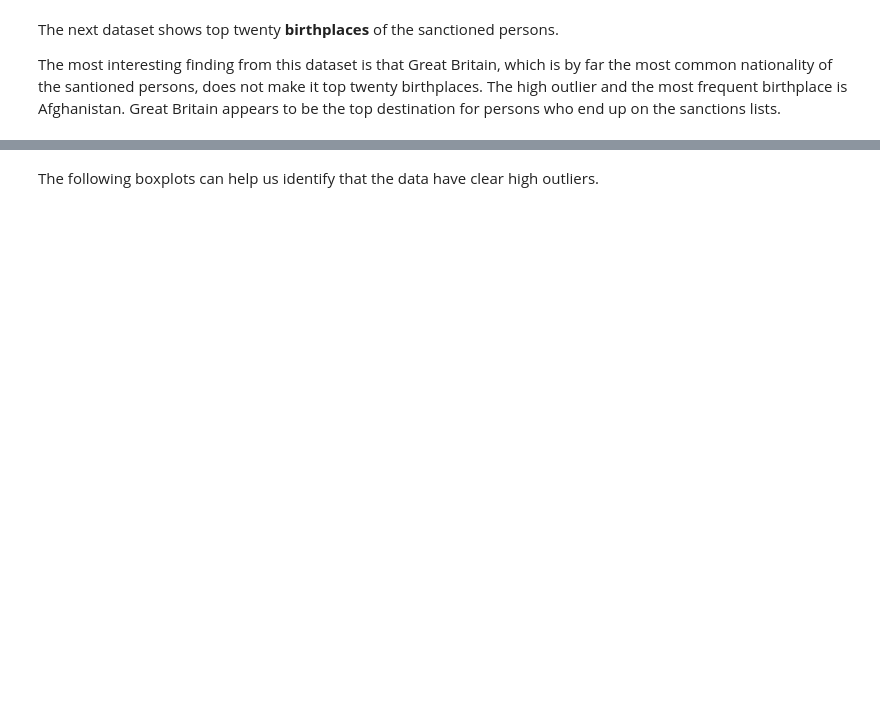
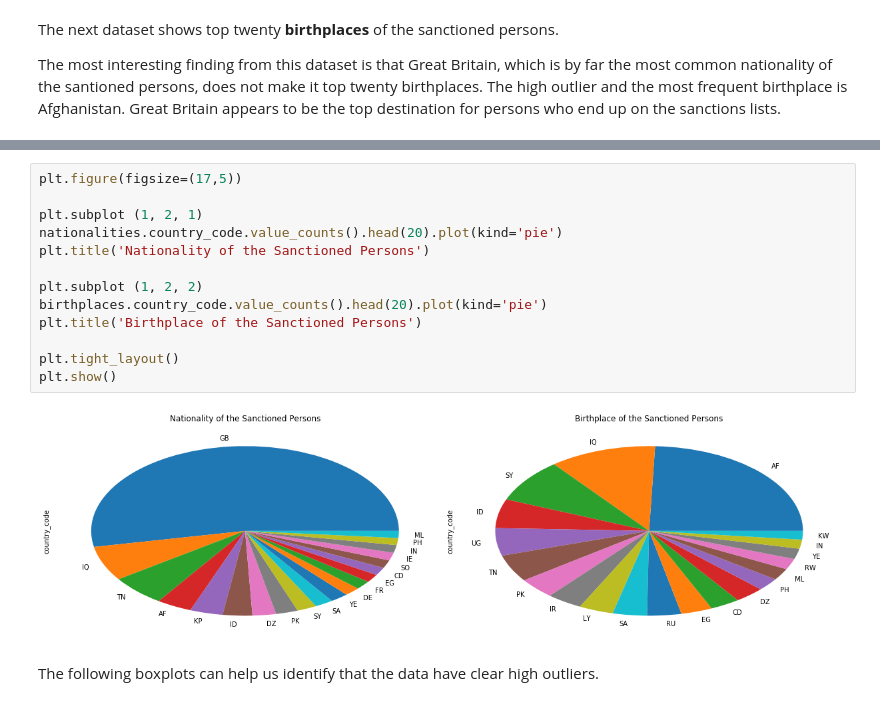
Before and after one commit to innawendell/Describing-Data-, a Jupyter notebook: Challenge_redone.ipynb, the cells around one changed output, grey strips where cells are left out. Drawn from its saved outputs; the diff is of its cells as text; blank space fills up the shorter version.

```diff
--- a/Challenge_redone.ipynb
+++ b/Challenge_redone.ipynb
@@ -56,3 +49,18 @@ plt.show()
+# %%
+plt.figure(figsize=(17,5))
+
+plt.subplot (1, 2, 1)
+nationalities.country_code.value_counts().head(20).plot(kind='pie')
+plt.title('Nationality of the Sanctioned Persons')
+
+plt.subplot (1, 2, 2)
+birthplaces.country_code.value_counts().head(20).plot(kind='pie')
+plt.title('Birthplace of the Sanctioned Persons')
+
+plt.tight_layout()
+plt.show()
+# %% [output]
+[figure, added]
 # %% [markdown]
 The following boxplots can help us identify that the data have clear high outliers.
 # %%
```
Also changed, not shown: parts of 12 cells of this notebook.
